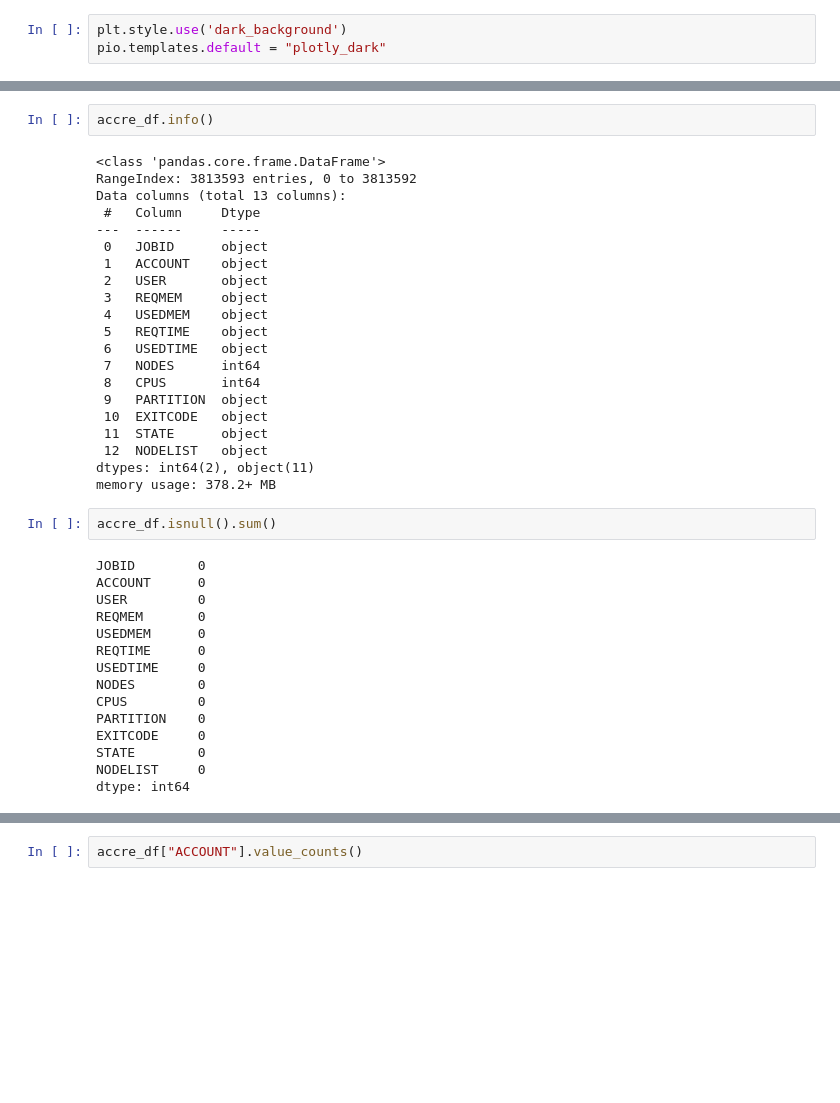
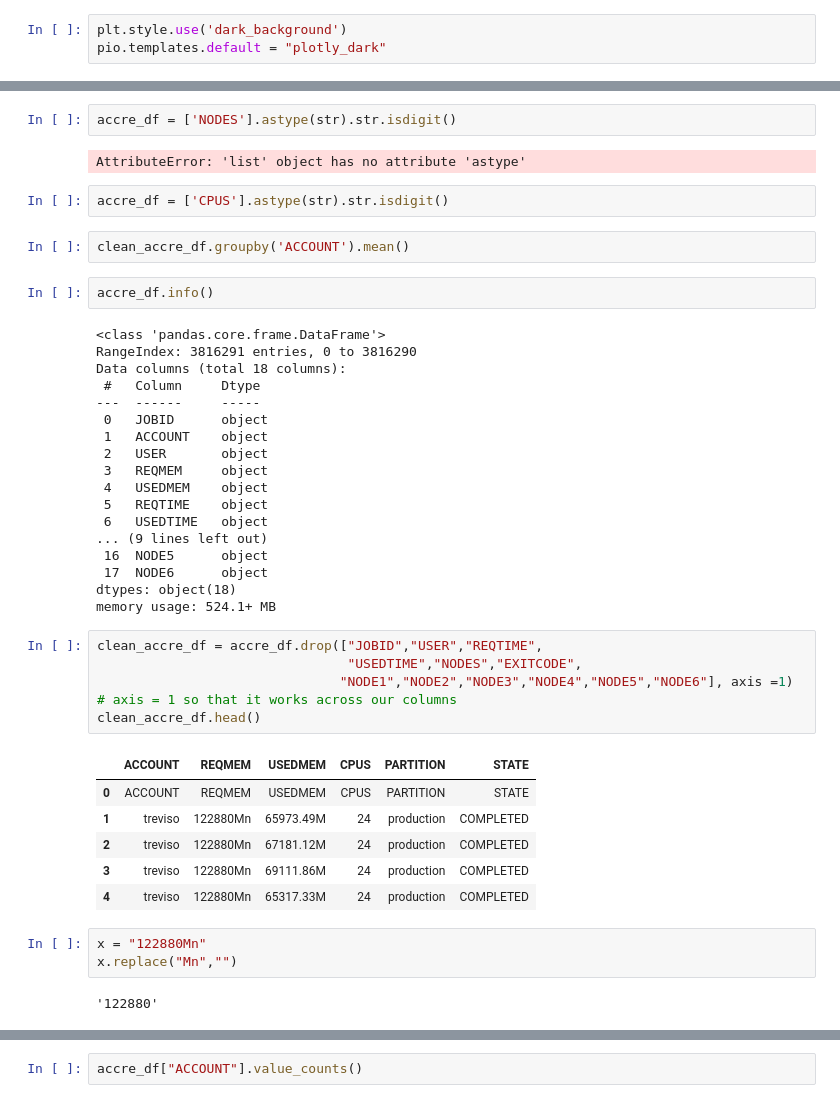
Before and after one commit to nss-data-science-cohort-4/dq2-accre-mst, a Jupyter notebook: accre_analysis.ipynb, the cells around one changed output, grey strips where cells are left out. Saved outputs shown, nothing was run; the diff lists cells and outputs as text; blank space fills up the shorter version.

```diff
--- a/accre_analysis.ipynb
+++ b/accre_analysis.ipynb
@@ -48,9 +74,17 @@ accre_df.shape
+# %%
+accre_df = ['NODES'].astype(str).str.isdigit()
+# %% [output]
+AttributeError: 'list' object has no attribute 'astype'
+# %%
+accre_df = ['CPUS'].astype(str).str.isdigit()
+# %%
+clean_accre_df.groupby('ACCOUNT').mean()
 # %%
 accre_df.info()
 # %% [output]
 <class 'pandas.core.frame.DataFrame'>
-RangeIndex: 3813593 entries, 0 to 3813592
-Data columns (total 13 columns):
+RangeIndex: 3816291 entries, 0 to 3816290
+Data columns (total 18 columns):
  #   Column     Dtype
 ---  ------     -----
  0   JOBID      object
@@ -60,28 +94,25 @@ Data columns (total 13 columns):
  4   USEDMEM    object
  5   REQTIME    object
  6   USEDTIME   object
- 7   NODES      int64
- 8   CPUS       int64
- 9   PARTITION  object
- 10  EXITCODE   object
- 11  STATE      object
- 12  NODELIST   object
-dtypes: int64(2), object(11)
-memory usage: 378.2+ MB
+... (9 lines left out)
+ 16  NODE5      object
+ 17  NODE6      object
+dtypes: object(18)
+memory usage: 524.1+ MB
-# %%
-accre_df.isnull().sum()
-# %% [output]
-JOBID        0
-ACCOUNT      0
-USER         0
-REQMEM       0
-USEDMEM      0
-REQTIME      0
-USEDTIME     0
-NODES        0
-CPUS         0
-PARTITION    0
-EXITCODE     0
-STATE        0
-NODELIST     0
-dtype: int64
+# %%
+clean_accre_df = accre_df.drop(["JOBID","USER","REQTIME",
+                                "USEDTIME","NODES","EXITCODE",
+                               "NODE1","NODE2","NODE3","NODE4","NODE5","NODE6"], axis =1) # axis = 1 so that it works across our columns
+clean_accre_df.head()
+# %% [output]
+|  | ACCOUNT | REQMEM | USEDMEM | CPUS | PARTITION | STATE |
+| 0 | ACCOUNT | REQMEM | USEDMEM | CPUS | PARTITION | STATE |
+| 1 | treviso | 122880Mn | 65973.49M | 24 | production | COMPLETED |
+| 2 | treviso | 122880Mn | 67181.12M | 24 | production | COMPLETED |
+| 3 | treviso | 122880Mn | 69111.86M | 24 | production | COMPLETED |
+| 4 | treviso | 122880Mn | 65317.33M | 24 | production | COMPLETED |
+# %%
+x = "122880Mn"
+x.replace("Mn","")
+# %% [output]
+'122880'
```
Also changed, not shown: parts of 21 cells of this notebook.
